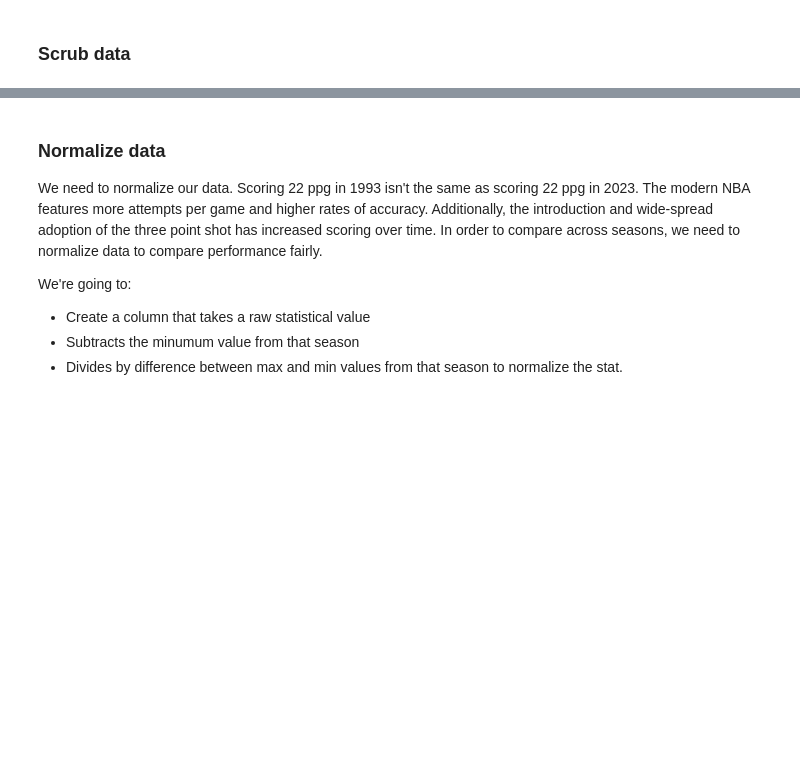
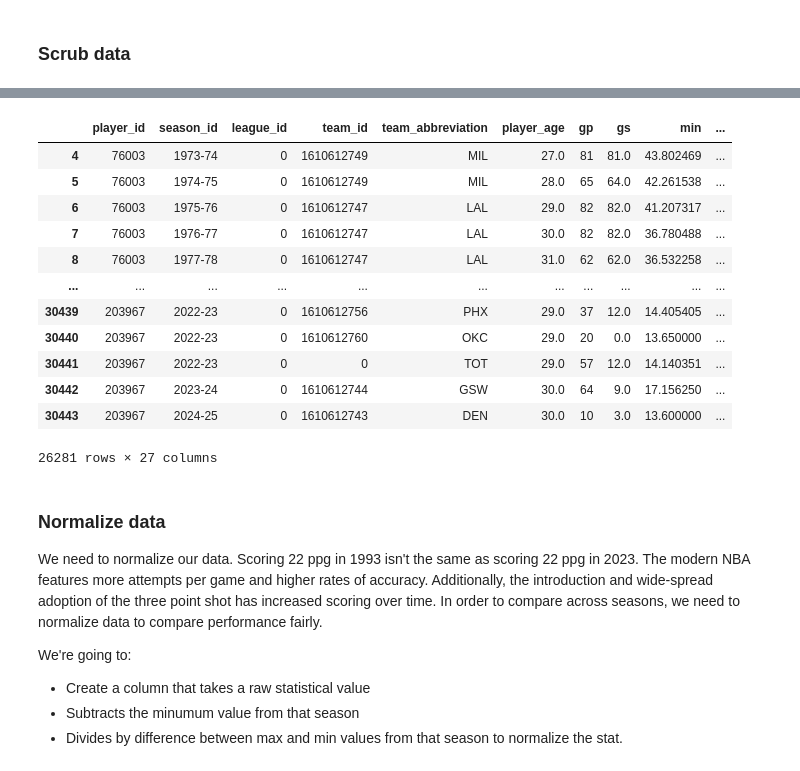
Before and after one commit to anewbegin95/nbadata, a Jupyter notebook: season_ranking.ipynb, the cells around one changed output, grey strips where cells are left out. Drawn from its saved outputs; the diff is of its cells as text; code cells hidden in the pictures; blank space fills up the shorter version.

```diff
--- a/season_ranking.ipynb
+++ b/season_ranking.ipynb
@@ -140,8 +22,8 @@ stats = ['min', 'fgm', 'fga', 'fg3m', 'fg3a', 'ftm', 'fta', 'oreb', 'dreb', 'ast
 player_names_header = ['player_id', 'player_name', 'season_id']
 # %%
 # Read in per-season stats and player information
-stats_csv = 'nba-stats-csv/player_general_traditional_per_game_data.csv'
-player_name_csv = 'nba-stats-csv/player_info.csv'
+career_stats_csv = '/Users/YouCanCallMeAll/code/nbadata/df_player_career_stats.csv'
+player_info_csv = '/Users/YouCanCallMeAll/code/nbadata/df_player_info.csv'
 
-stats_df = pd.read_csv(stats_csv, header=0)
-player_name_df = pd.read_csv(player_name_csv, header=0)
+df_stats = pd.read_csv(career_stats_csv, header=0)
+df_player_info = pd.read_csv(player_info_csv, header=0)
@@ -183,3 +50,58 @@ stats_df
+# %%
+# Convert all headers to lowercase
+df_stats.columns = df_stats.columns.str.lower()
+df_player_info.columns = df_player_info.columns.str.lower()
+
+# Rename the person_id column in df_player_info to player_id
+df_player_info.rename(columns={'person_id': 'player_id'}, inplace=True)
+
+# Drop null value rows
+df_stats.dropna(how='all', inplace=True)
+
+# Remove any seasons with fewer than 10 games played
+stats_df = df_stats[df_stats['gp'] >= 10]
+
+# Remove any seasons before 1974, when they began tracking orebs, drebs, steals, and blocks
+# Ensure season_id is in a comparable format
+df_stats['season_id'] = df_stats['season_id'].apply(lambda x: int(x.split('-')[0]))
+
+# Filter the DataFrame to keep only seasons from 1973-74 onwards
+df_stats = df_stats[df_stats['season_id'] >= 1973]
+
+# If you want to convert the season_id back to the original format
+df_stats['season_id'] = df_stats['season_id'].apply(lambda x: f"{x}-{str(x+1)[-2:]}")
+
+# Convert each stat to per game by dividing by games played
+for stat in stats:
+    if stat in df_stats.columns:
+        df_stats[stat] = df_stats[stat] / df_stats['gp']
+
+# Add player names to stats dataframe
+df_stats = pd.merge(
+    df_player_info['player_id', 'display_first_last', 'position']
+    , df_stats
+    , on=['player_id']
+    , how='outer'
+).drop_duplicates()
+
+# Drop null value rows
+df_stats.dropna(how='all', inplace=True)
+
+df_stats
+# %% [output]
+|  | player_id | season_id | league_id | team_id | team_abbreviation | player_age | gp | gs | min | ... |
+| 4 | 76003 | 1973-74 | 0 | 1610612749 | MIL | 27.0 | 81 | 81.0 | 43.802469 | ... |
+| 5 | 76003 | 1974-75 | 0 | 1610612749 | MIL | 28.0 | 65 | 64.0 | 42.261538 | ... |
+| 6 | 76003 | 1975-76 | 0 | 1610612747 | LAL | 29.0 | 82 | 82.0 | 41.207317 | ... |
+| 7 | 76003 | 1976-77 | 0 | 1610612747 | LAL | 30.0 | 82 | 82.0 | 36.780488 | ... |
+| 8 | 76003 | 1977-78 | 0 | 1610612747 | LAL | 31.0 | 62 | 62.0 | 36.532258 | ... |
+| ... | ... | ... | ... | ... | ... | ... | ... | ... | ... | ... |
+| 30439 | 203967 | 2022-23 | 0 | 1610612756 | PHX | 29.0 | 37 | 12.0 | 14.405405 | ... |
+| 30440 | 203967 | 2022-23 | 0 | 1610612760 | OKC | 29.0 | 20 | 0.0 | 13.650000 | ... |
+| 30441 | 203967 | 2022-23 | 0 | 0 | TOT | 29.0 | 57 | 12.0 | 14.140351 | ... |
+| 30442 | 203967 | 2023-24 | 0 | 1610612744 | GSW | 30.0 | 64 | 9.0 | 17.156250 | ... |
+| 30443 | 203967 | 2024-25 | 0 | 1610612743 | DEN | 30.0 | 10 | 3.0 | 13.600000 | ... |
+26281 rows × 27 columns
 # %% [markdown]
 ### Normalize data
 
```
Also changed, not shown: parts of 14 cells of this notebook, 1 other file.
